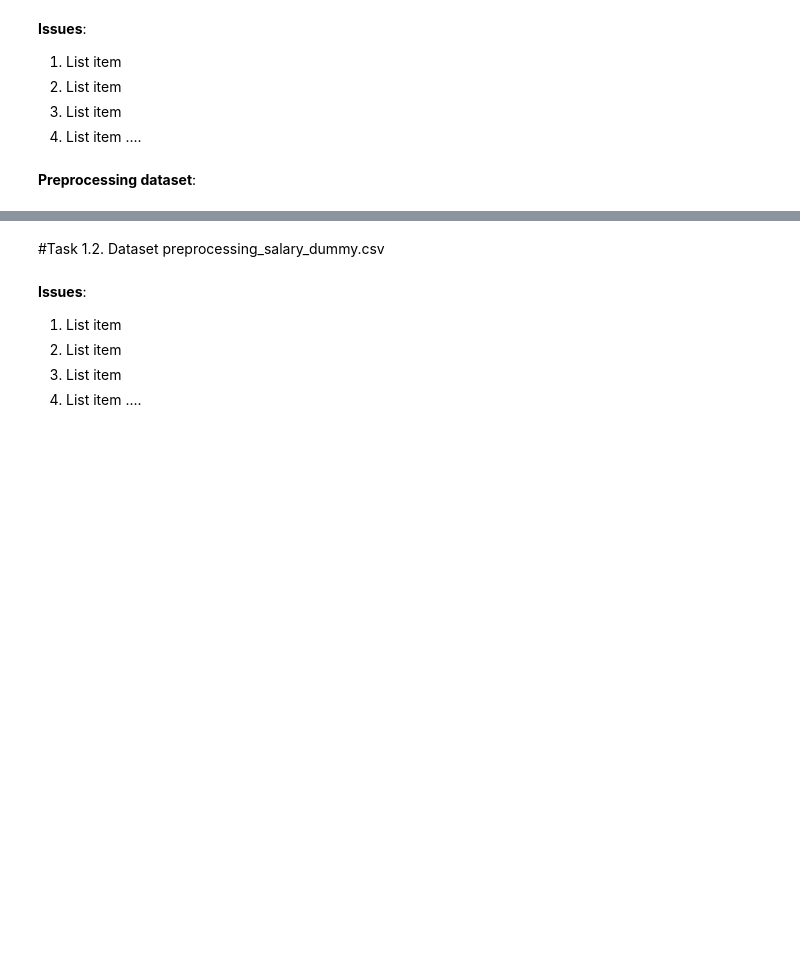
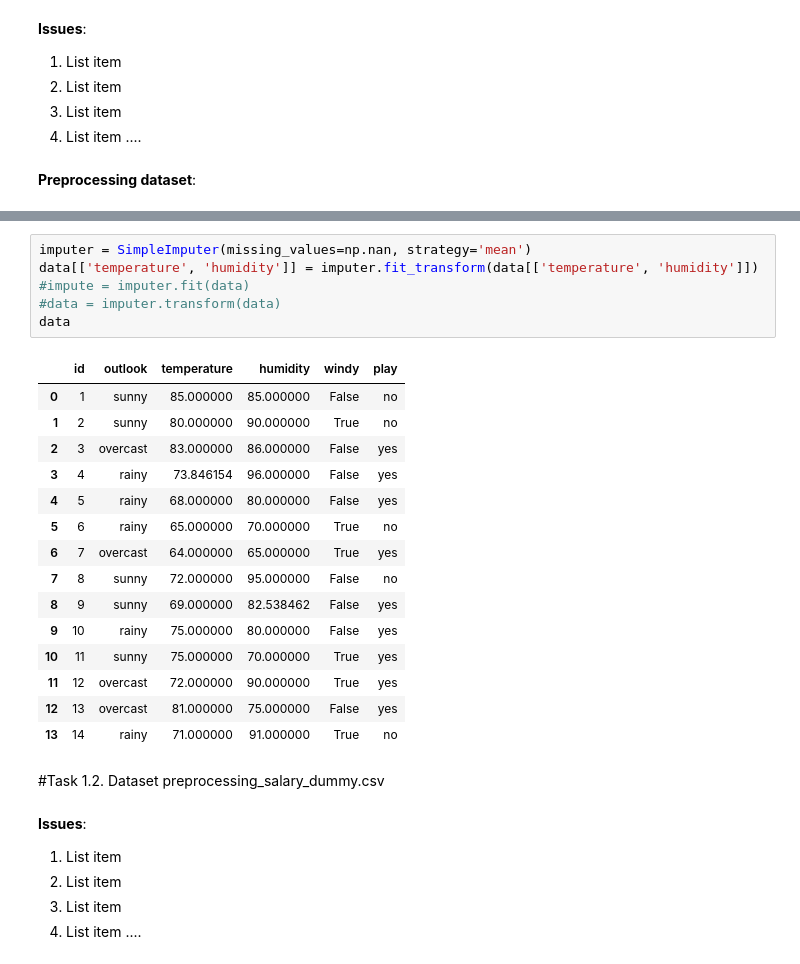
Before and after one commit to phannguyengiangan/Machine_Learning, a Jupyter notebook: Lab_3_20130332_PhanNguyenGiaNgan.ipynb, the cells around one changed output, grey strips where cells are left out. Cells and saved outputs as stored; diff of their text form; blank space fills up the shorter version.

```diff
--- a/Lab_3_20130332_PhanNguyenGiaNgan.ipynb
+++ b/Lab_3_20130332_PhanNguyenGiaNgan.ipynb
@@ -48,3 +61,25 @@ ValueError: ignored
+# %%
+imputer = SimpleImputer(missing_values=np.nan, strategy='mean')
+data[['temperature', 'humidity']] = imputer.fit_transform(data[['temperature', 'humidity']])
+#impute = imputer.fit(data)
+#data = imputer.transform(data)
+data
+# %% [output]
+|  | id | outlook | temperature | humidity | windy | play |
+| 0 | 1 | sunny | 85.000000 | 85.000000 | False | no |
+| 1 | 2 | sunny | 80.000000 | 90.000000 | True | no |
+| 2 | 3 | overcast | 83.000000 | 86.000000 | False | yes |
+| 3 | 4 | rainy | 73.846154 | 96.000000 | False | yes |
+| 4 | 5 | rainy | 68.000000 | 80.000000 | False | yes |
+| 5 | 6 | rainy | 65.000000 | 70.000000 | True | no |
+| 6 | 7 | overcast | 64.000000 | 65.000000 | True | yes |
+| 7 | 8 | sunny | 72.000000 | 95.000000 | False | no |
+| 8 | 9 | sunny | 69.000000 | 82.538462 | False | yes |
+| 9 | 10 | rainy | 75.000000 | 80.000000 | False | yes |
+| 10 | 11 | sunny | 75.000000 | 70.000000 | True | yes |
+| 11 | 12 | overcast | 72.000000 | 90.000000 | True | yes |
+| 12 | 13 | overcast | 81.000000 | 75.000000 | False | yes |
+| 13 | 14 | rainy | 71.000000 | 91.000000 | True | no |
 # %% [markdown]
 #Task 1.2. Dataset preprocessing_salary_dummy.csv
 # %% [markdown]
```
Also changed, not shown: parts of 16 cells of this notebook.
